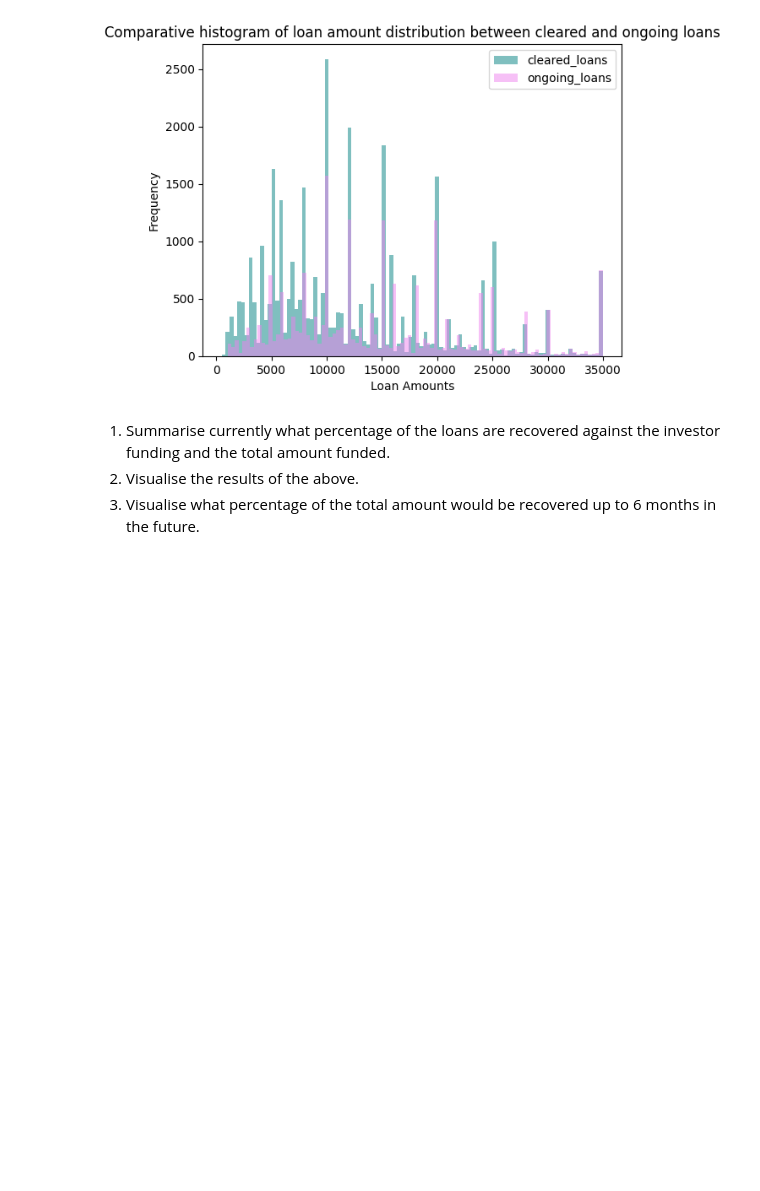
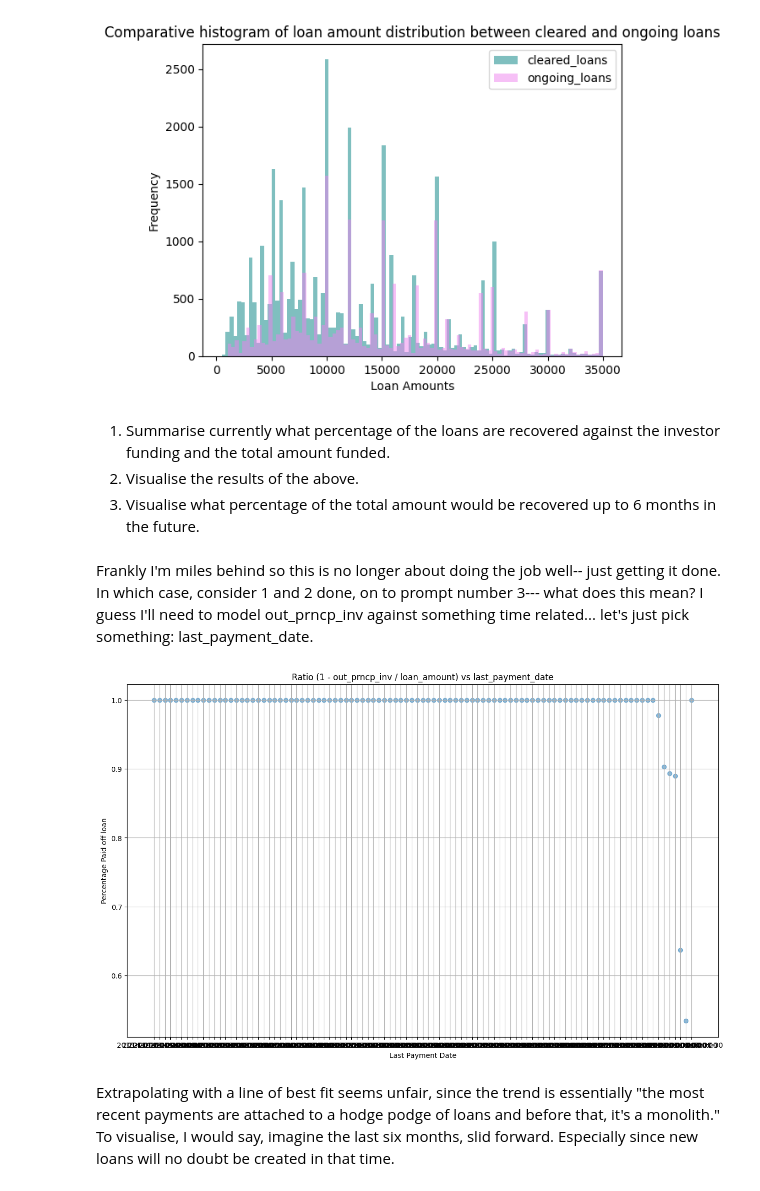
Before and after one commit to ThanksCheersHrng/exploratory-data-analysis---customer-loans-in-finance202, a Jupyter notebook: analysis_and_visualisation_workspace_1.ipynb, the cells around one changed output. Cells and saved outputs as stored; diff of their text form; code cells hidden in the pictures; blank space fills up the shorter version.

Commit message:
Milestone 4, task1 done.

```diff
--- a/analysis_and_visualisation_workspace_1.ipynb
+++ b/analysis_and_visualisation_workspace_1.ipynb
@@ -194,3 +193,34 @@ else:
 1. Summarise currently what percentage of the loans are recovered against the investor funding and the total amount funded.
 2. Visualise the results of the above.
 3. Visualise what percentage of the total amount would be recovered up to 6 months in the future.
+# %% [markdown]
+Frankly I'm miles behind so this is no longer about doing the job well-- just getting it done.
+In which case, consider 1 and 2 done, on to prompt number 3--- what does this mean?
+I guess I'll need to model out_prncp_inv against something time related... let's just pick something: last_payment_date.
+# %%
+
+# Calculate the ratio 1 - out_prncp_inv / loan_amount
+finance_df['ratio'] = 1 - finance_df['out_prncp_inv'] / finance_df['loan_amount']
+
+# Group by 'last_payment_date' and calculate mean of the ratio
+grouped_df = finance_df.groupby('last_payment_date')['ratio'].mean().reset_index()
+
+# Plotting parameters
+x_column = 'last_payment_date'
+y_column = 'ratio'
+title = 'Ratio (1 - out_prncp_inv / loan_amount) vs last_payment_date'
+x_label = 'Last Payment Date'
+y_label = 'Percentage Paid off loan'
+
+# Create scatterplot
+plt.figure(figsize=(15, 9))
+plt.scatter(grouped_df[x_column], grouped_df[y_column], alpha=0.5)
+plt.title(title)
+plt.xlabel(x_label)
+plt.ylabel(y_label)
+plt.grid(True)
+plt.show()
+# %% [output]
+[figure, added]
+# %% [markdown]
+Extrapolating with a line of best fit seems unfair, since the trend is essentially "the most recent payments are attached to a hodge podge of loans and before that, it's a monolith." To visualise, I would say, imagine the last six months, slid forward. Especially since new loans will no doubt be created in that time.
```
Also changed, not shown: parts of 2 cells of this notebook.
